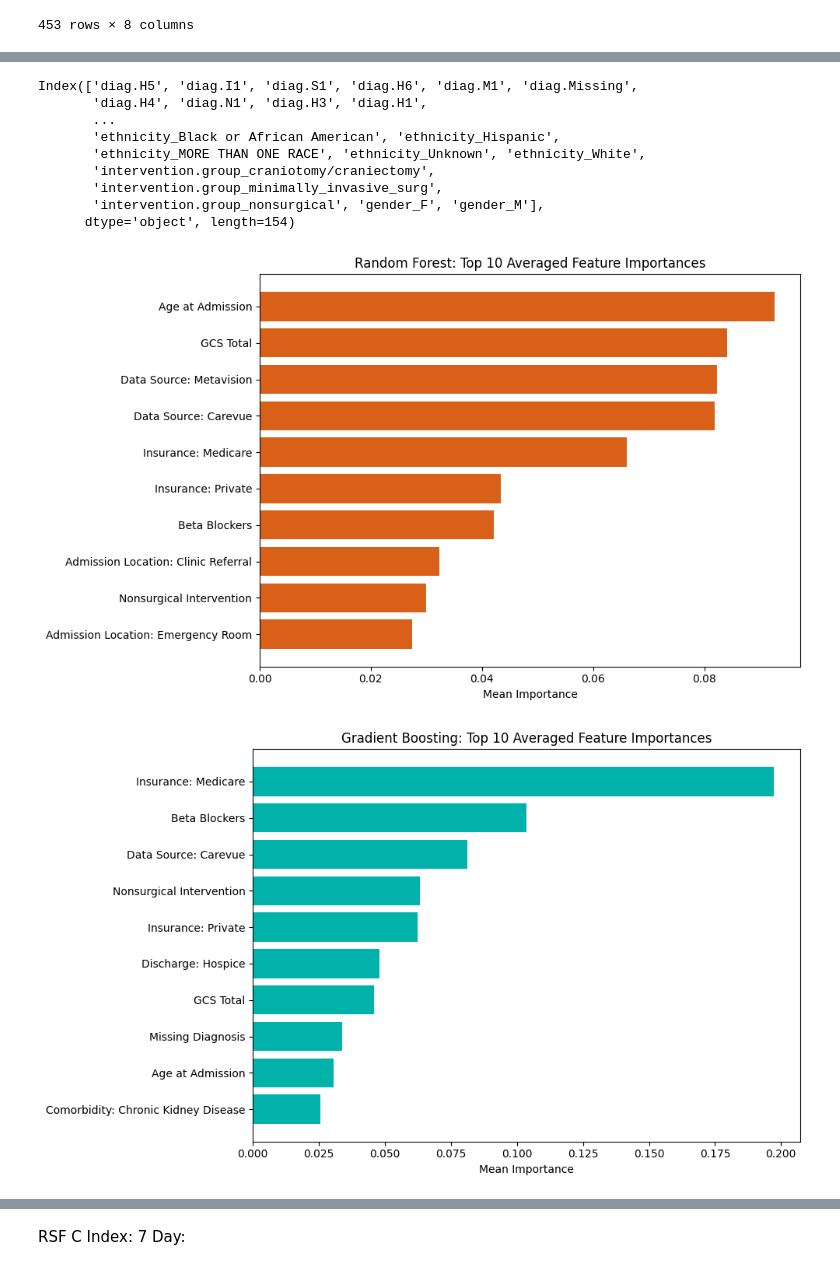
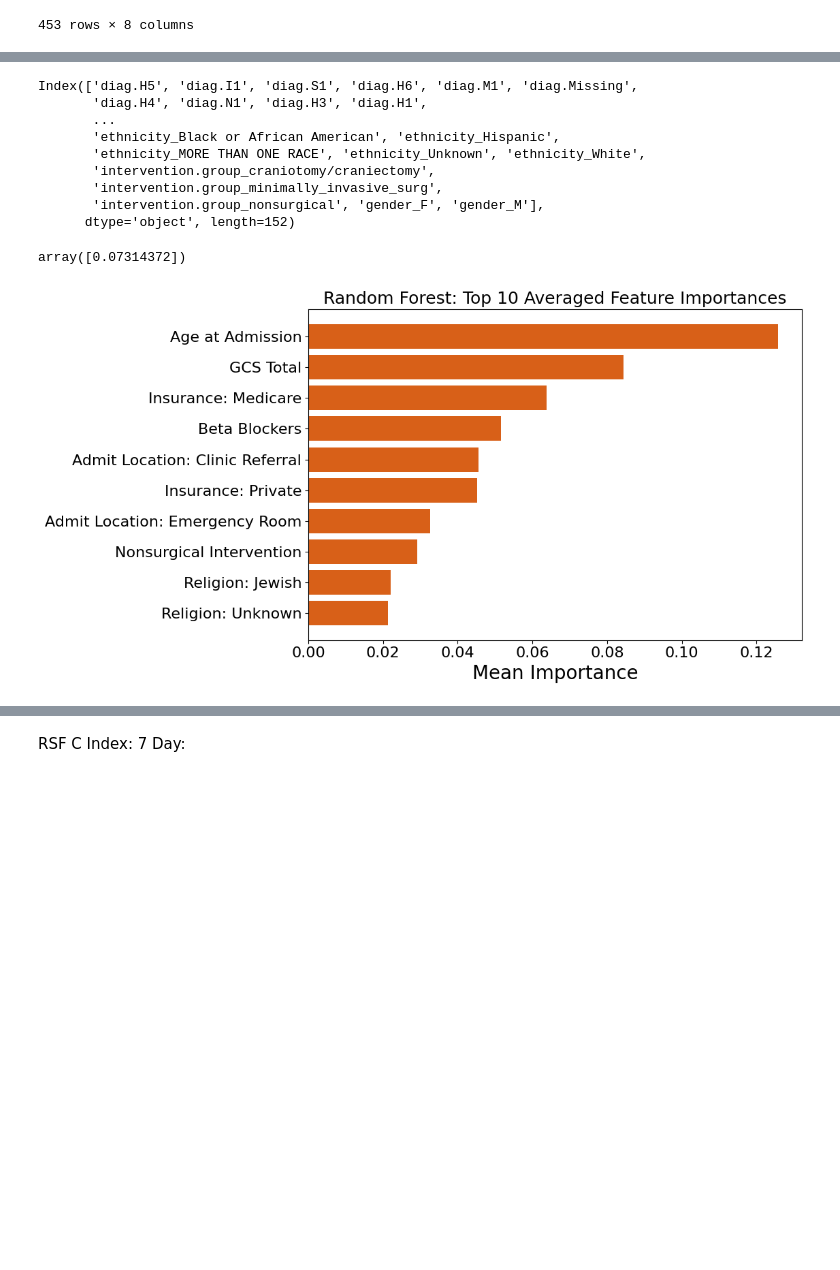
Before and after one commit to abrownjosh/mimic-survival-causal, a Jupyter notebook: Survival Analysis/CrossValidation.ipynb, the cells around one changed output, grey strips where cells are left out. Saved outputs shown, nothing was run; the diff lists cells and outputs as text; code cells hidden in the pictures; blank space fills up the shorter version.

```diff
--- a/Survival Analysis/CrossValidation.ipynb
+++ b/Survival Analysis/CrossValidation.ipynb
@@ -106,7 +106,7 @@ def splitXY(train_dfs, test_dfs):
     combined["survived_90"] = combined["survival_days"] > 90
 
     # Do one-hot encoding across the entire dataset
-    X_all = pd.get_dummies(combined.drop(columns=["subject_id", "survival_days", "survived_90", "event", "surv_days_w_mean_imps", "delta"]))
+    X_all = pd.get_dummies(combined.drop(columns=["subject_id", "survival_days", "survived_90", "event", "surv_days_w_mean_imps", "delta", "dbsource"]))
     y_all = combined["surv_days_w_mean_imps"]
     y_event = combined["event"]
 
@@ -864,7 +926,12 @@ Index(['diag.H5', 'diag.I1', 'diag.S1', 'diag.H6', 'diag.M1', 'diag.Missing',
        'intervention.group_craniotomy/craniectomy',
        'intervention.group_minimally_invasive_surg',
        'intervention.group_nonsurgical', 'gender_F', 'gender_M'],
-      dtype='object', length=154)
+      dtype='object', length=152)
+# %%
+sum(np.array(mse_rf).reshape(-1, 1)) / len(np.array(mse_rf).reshape(-1, 1))
+sum(np.array(mse_xgb).reshape(-1, 1)) / len(np.array(mse_xgb).reshape(-1, 1))
+# %% [output]
+array([0.07314372])
 # %%
 rename_dict = {
     'gcs_total': 'GCS Total',
@@ -880,42 +947,45 @@ rename_dict = {
     'discharge_location_HOSPICE-MEDICAL FACILITY': 'Discharge: Hospice',
     'discharge_location_SHORT TERM HOSPITAL': 'Discharge: Short-term Hospital',
     'comor.hep_c': 'Comorbidity: Hepatitis C',
-    'admission_location_CLINIC REFERRAL/PREMATURE': 'Admission Location: Clinic Referral',
+    'admission_location_CLINIC REFERRAL/PREMATURE': 'Admit Location: Clinic Referral',
     'intervention.group_nonsurgical': 'Nonsurgical Intervention',
-    'admission_location_EMERGENCY ROOM ADMIT': 'Admission Location: Emergency Room',
-    'comor.ckd': 'Comorbidity: Chronic Kidney Disease'
+    'admission_location_EMERGENCY ROOM ADMIT': 'Admit Location: Emergency Room',
+    'comor.ckd': 'Comorbidity: Chronic Kidney Disease',
+    'religion_JEWISH': 'Religion: Jewish',
+    'religion_UNOBTAINABLE': 'Religion: Unknown',
+    'comor.chf': 'Congestive Heart Failure'
 }
 # %%
 # Turn into DataFrames for easy plotting
-rsf_importance_df = pd.DataFrame({
+rf_importance_df = pd.DataFrame({
     'Feature': feature_names,
-    'Importance': avg_rsf_importance
+    'Importance': avg_rf_importance
 }).sort_values("Importance", ascending=False)
 
-gb_importance_df = pd.DataFrame({
+xgb_importance_df = pd.DataFrame({
     'Feature': feature_names,
-    'Importance': avg_gb_importance
+    'Importance': avg_xgb_importance
 }).sort_values("Importance", ascending=False)
 
-rsf_importance_df['Feature'] = rsf_importance_df['Feature'].map(rename_dict).fillna(rsf_importance_df['Feature'])
-gb_importance_df['Feature'] = gb_importance_df['Feature'].map(rename_dict).fillna(gb_importance_df['Feature'])
+rf_importance_df['Feature'] = rf_importance_df['Feature'].map(rename_dict).fillna(rf_importance_df['Feature'])
+xgb_importance_df['Feature'] = xgb_importance_df['Feature'].map(rename_dict).fillna(xgb_importance_df['Feature'])
 
 
-# RSF
+# RF
 plt.figure(figsize=(10, 6))
-plt.barh(rsf_importance_df['Feature'][:10][::-1], rsf_importance_df['Importance'][:10][::-1], color='#D86018')
-plt.title("Random Forest: Top 10 Averaged Feature Importances")
-plt.xlabel("Mean Importance")
+plt.barh(rf_importance_df['Feature'][:10][::-1], rf_importance_df['Importance'][:10][::-1], color='#D86018')
+plt.title("Random Forest: Top 10 Averaged Feature Importances", fontsize=18)
+plt.xlabel("Mean Importance", fontsize=20)
 plt.tight_layout()
+plt.tick_params(axis='both', labelsize=16)
 plt.show()
 
 # GB
-plt.figure(figsize=(10, 6))
-plt.barh(gb_importance_df['Feature'][:10][::-1], gb_importance_df['Importance'][:10][::-1], color='#00B2A9')
-plt.title("Gradient Boosting: Top 10 Averaged Feature Importances")
-plt.xlabel("Mean Importance")
-plt.tight_layout()
-plt.show()
+#plt.figure(figsize=(10, 6))
+#plt.barh(xgb_importance_df['Feature'][:10][::-1], xgb_importance_df['Importance'][:10][::-1], color='#00B2A9')
+#plt.title("Gradient Boosting: Top 10 Averaged Feature Importances")
+#plt.xlabel("Mean Importance")
+#plt.tight_layout()
+#plt.show()
 # %% [output]
-[figure, old version]
+[figure, new version]
-[figure, removed]
```
Also changed, not shown: parts of 9 cells of this notebook.
